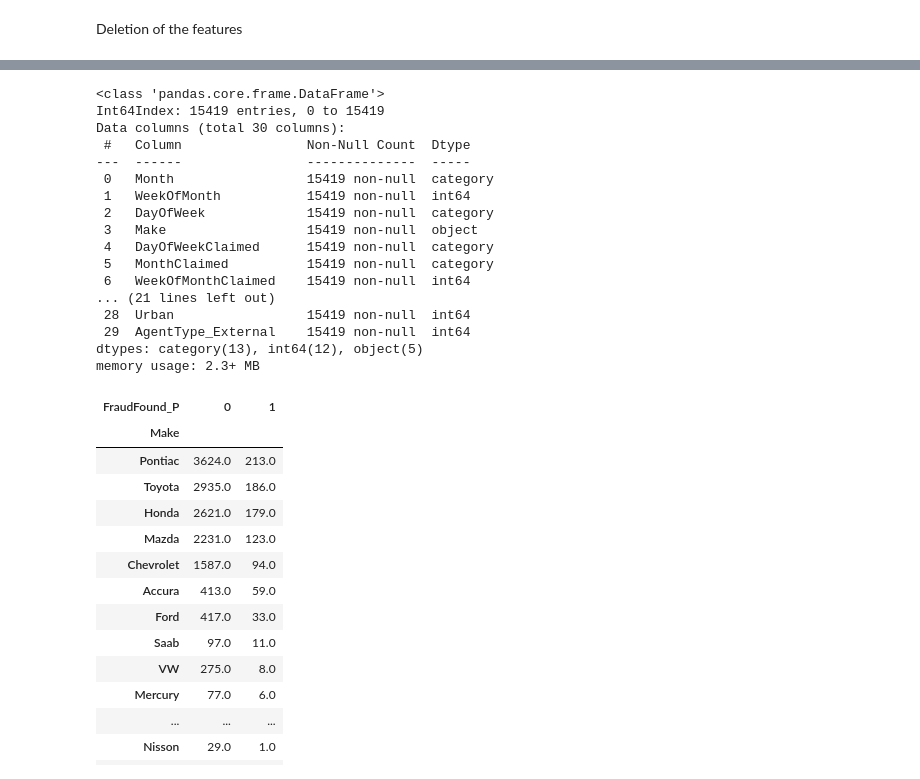
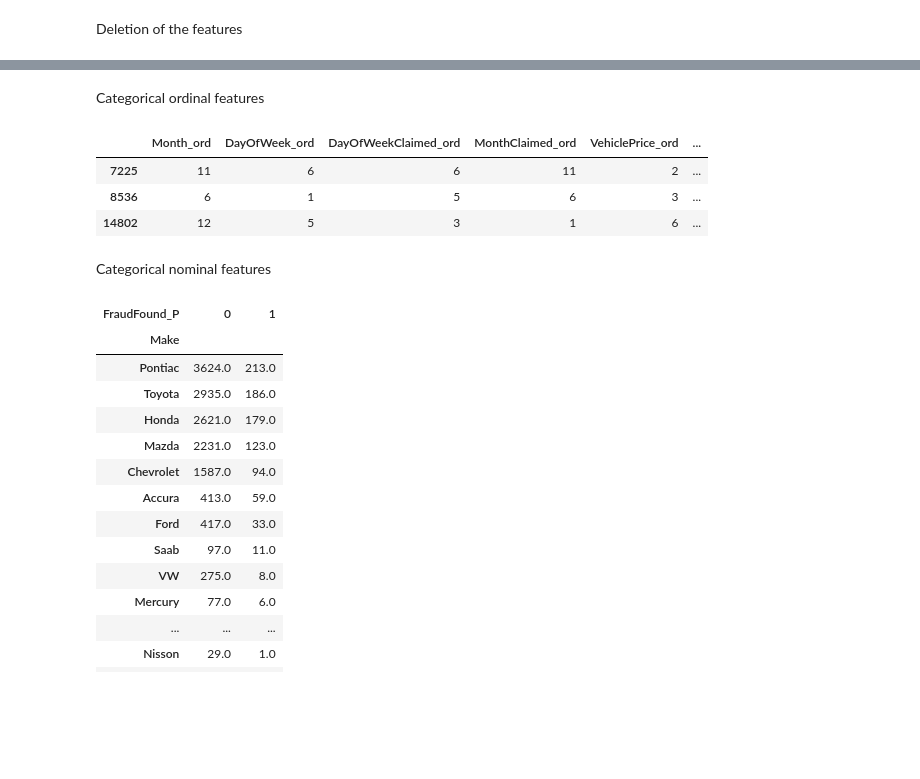
Before and after one commit to aziegert/Vehicle_Insurance_Claim_Fraud_Detection, a Jupyter notebook: Vehicle_Insurance_Claim_Fraud_Detection_v2.ipynb, the cells around one changed output, grey strips where cells are left out. Cells and saved outputs as stored; diff of their text form; code cells hidden in the pictures; blank space fills up the shorter version.

```diff
--- a/Vehicle_Insurance_Claim_Fraud_Detection_v2.ipynb
+++ b/Vehicle_Insurance_Claim_Fraud_Detection_v2.ipynb
@@ -379,3 +398,5 @@ Categorical data
+# %% [markdown]
+Categorical ordinal features
 # %%
 accident_days_order = ['none', '1 to 7', '8 to 15', '15 to 30', 'more than 30']
 claim_days_order = ['none', '8 to 15', '15 to 30', 'more than 30']
@@ -398,28 +419,3 @@ ordinal_features_dict = {'Month': month_order,
                          'NumberOfSuppliments': num_suppliments_order,
                          'AddressChange_Claim': address_changes_order,
                          'NumberOfCars':  num_cars_order}
-# %%
-for key in ordinal_features_dict:
-  value_order = ordinal_features_dict[key]
-  cats = pd.CategoricalDtype(value_order, ordered=True)
-  df[key] = df[key].astype(cats)
-# %%
-df.info()
-# %% [output]
-<class 'pandas.core.frame.DataFrame'>
-Int64Index: 15419 entries, 0 to 15419
-Data columns (total 30 columns):
- #   Column                Non-Null Count  Dtype
----  ------                --------------  -----
- 0   Month                 15419 non-null  category
- 1   WeekOfMonth           15419 non-null  int64
- 2   DayOfWeek             15419 non-null  category
- 3   Make                  15419 non-null  object
- 4   DayOfWeekClaimed      15419 non-null  category
- 5   MonthClaimed          15419 non-null  category
- 6   WeekOfMonthClaimed    15419 non-null  int64
-... (21 lines left out)
- 28  Urban                 15419 non-null  int64
- 29  AgentType_External    15419 non-null  int64
-dtypes: category(13), int64(12), object(5)
-memory usage: 2.3+ MB
@@ -426,3 +428,21 @@ memory usage: 2.3+ MB
+# %%
+for key in ordinal_features_dict:
+  map_dict = {}
+  for i, cat in enumerate(ordinal_features_dict[key]):
+    map_dict[cat] = i+1
+  new_column = key + '_ord'
+  df_o[new_column] = df_o[key].map(map_dict)
+  df_o[new_column] = df_o[new_column].astype('int')
+
+df_o.drop(ordinal_features, axis=1, inplace=True)
+df_o.sample(3)
+# %% [output]
+|  | Month_ord | DayOfWeek_ord | DayOfWeekClaimed_ord | MonthClaimed_ord | VehiclePrice_ord | ... |
+| 7225 | 11 | 6 | 6 | 11 | 2 | ... |
+| 8536 | 6 | 1 | 5 | 6 | 3 | ... |
+| 14802 | 12 | 5 | 3 | 1 | 6 | ... |
+# %% [markdown]
+Categorical nominal features
 # %%
 df.groupby(['Make', 'FraudFound_P']).FraudFound_P.count().unstack().fillna(0).sort_values(by=1, ascending=False)
 # %% [output]
```
Also changed, not shown: parts of 89 cells of this notebook.
